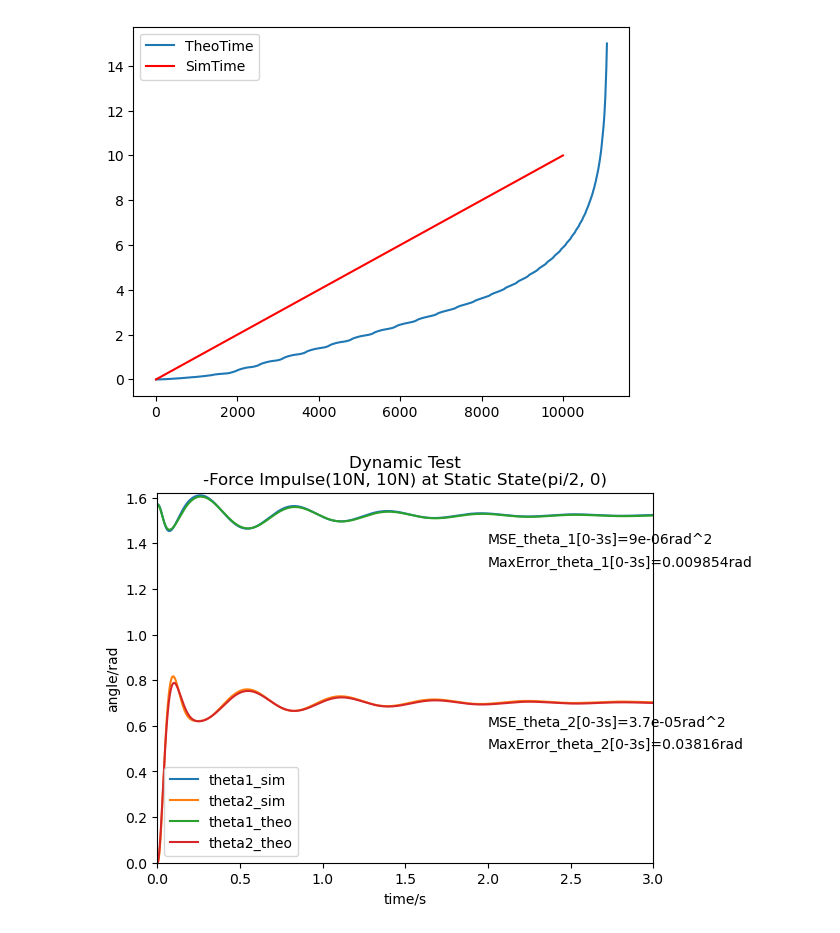
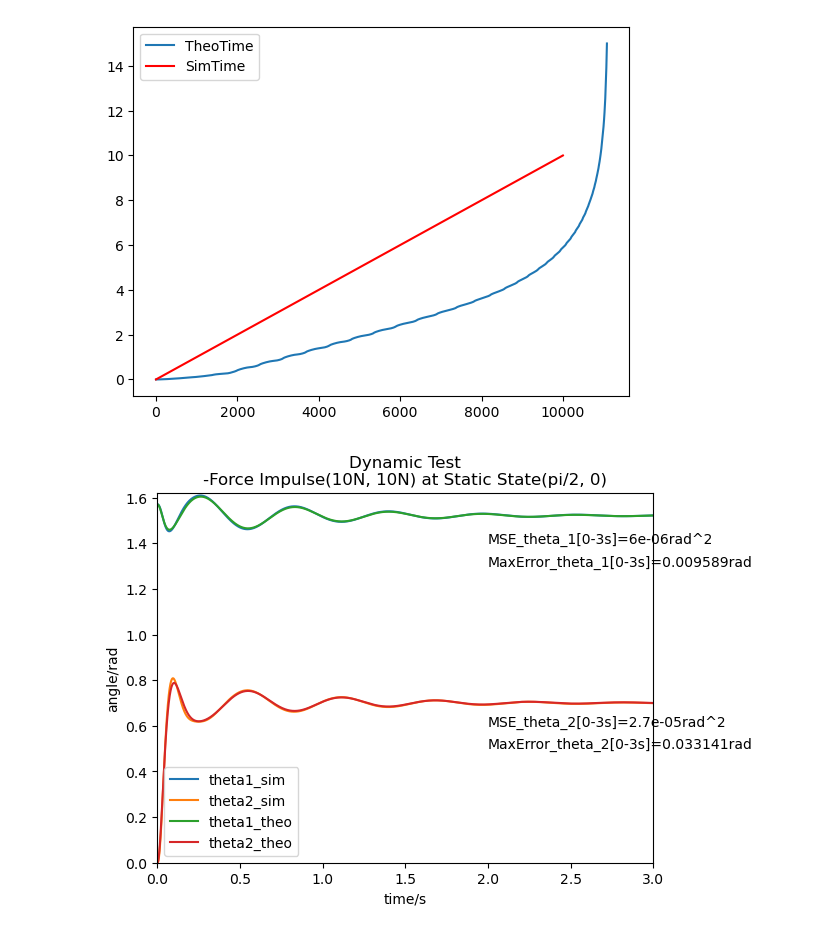
Before and after one commit to fly-pigTH/EquiMus, a Jupyter notebook: src/AtoB.ipynb, the cells around one changed output. Cells and saved outputs as stored; diff of their text form; code cells hidden in the pictures.

```diff
--- a/src/AtoB.ipynb
+++ b/src/AtoB.ipynb
@@ -8,7 +8,7 @@ import numpy as np
 import matplotlib.pyplot as plt
 
 # 创建图形和三维轴
-sim_data = np.load("../data/Exp-10N Force Pulse-20241226_155757/StaticState_list.npy")
+sim_data = np.load("../data/Exp-10N Force Pulse-20241226_224212/StaticState_list.npy")
 
 t = scipy.io.loadmat("../AtoBMatlab/t.mat")['t']
 theta_1 = scipy.io.loadmat("../AtoBMatlab/theta_1.mat")['theta_1']
@@ -29,31 +29,31 @@ plt.legend()
 plt.xlabel("time/s")
 plt.ylabel("angle/rad")
 plt.xlim([0, 3])
 plt.ylim([0, 1.62])
 
 
 # cal the MSE: 需要使用插值计算： 考虑[0-4s]区间
 t_intervel = np.linspace(0, 3, 300)
 theta1_sim_intervel = np.interp(t_intervel, sim_data[:,2]-10, sim_data[:,3]+math.pi/2)
 theta2_sim_intervel = np.interp(t_intervel, sim_data[:,2]-10, sim_data[:,4])
 theta1_theo_intervel = np.interp(t_intervel, t.flatten(), theta_1.flatten())
 theta2_theo_intervel = np.interp(t_intervel, t.flatten(), theta_2.flatten())
 
 mse_theta1 = np.mean(np.square(theta1_sim_intervel-theta1_theo_intervel))
 mse_theta2 = np.mean(np.square(theta2_sim_intervel-theta2_theo_intervel))
 maxerror_theta1 = np.max(np.abs(theta1_sim_intervel-theta1_theo_intervel))
 maxerror_theta2 = np.max(np.abs(theta2_sim_intervel-theta2_theo_intervel))
 
 
 plt.text(2, 1.4, f"MSE_theta_1[0-3s]={round(mse_theta1, 6)}rad^2")
 plt.text(2, 1.3, f"MaxError_theta_1[0-3s]={round(maxerror_theta1, 6)}rad")
 plt.text(2, 0.6, f"MSE_theta_2[0-3s]={round(mse_theta2, 6)}rad^2")
 plt.text(2, 0.5, f"MaxError_theta_2[0-3s]={round(maxerror_theta2, 6)}rad")
 
 
 plt.title("Dynamic Test\n-Force Impulse(10N, 10N) at Static State(pi/2, 0)")
 
 plt.show()
 # %% [output]
 [figure]
-[figure, old version]
+[figure, new version]
```
Also changed, not shown: 5 other files.
